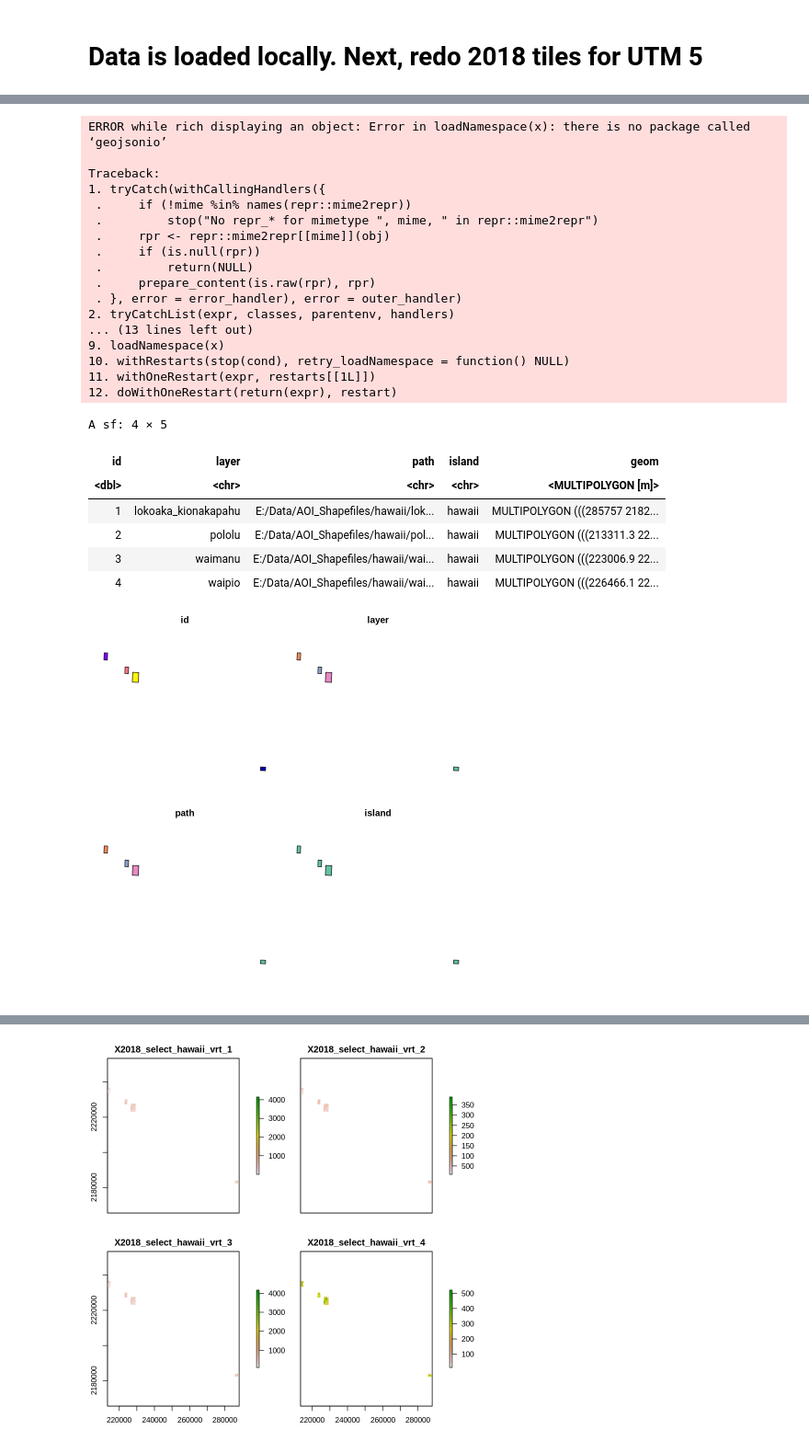
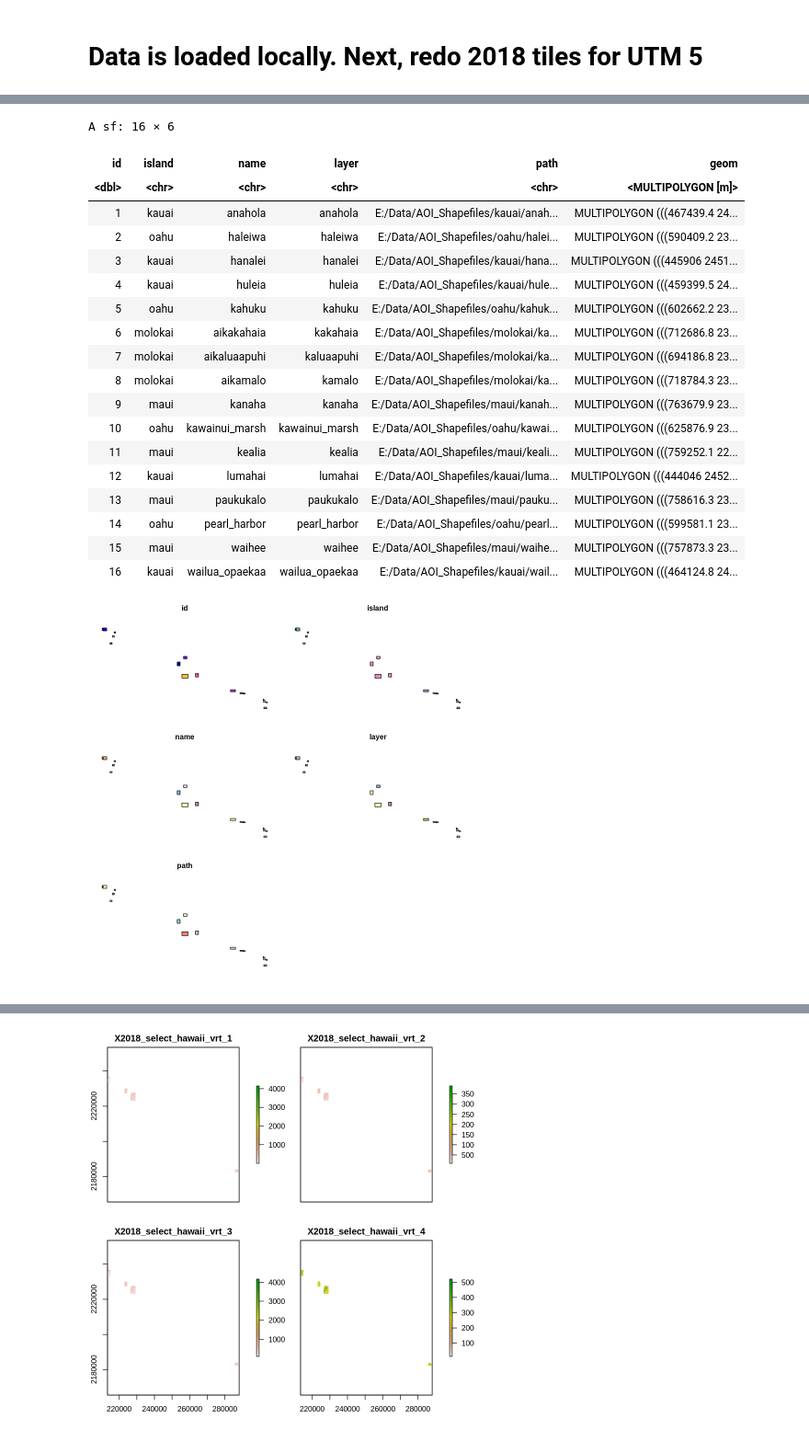
Before and after one commit to MadmanMarble/Planet_U-NET, a Jupyter notebook: Planet_image_stacking_032024.ipynb, the cells around one changed output, grey strips where cells are left out. Shown at 92% size. Cells and saved outputs as stored; diff of their text form; code cells hidden in the pictures.

```diff
--- a/Planet_image_stacking_032024.ipynb
+++ b/Planet_image_stacking_032024.ipynb
@@ -499,0 +580,8 @@ A sf: 4 × 4
+# %%
+aoi_utm4_dt <-as.data.table(aoi_utm4)
+aoi_utm4_dt[,island:= path %>% substr(24,100) %>% gsub('.shp','',.) %>% gsub(layer,'',.) %>% gsub('/','',.),by=1:nrow(aoi_utm4_dt)]
+aoi_utm4_dt[,name:= path %>% substr(29,100) %>% gsub('.shp','',.) %>% gsub('/','',.),by=1:nrow(aoi_utm4_dt)]
+aoi_utm4_dt[layer =="lumahai", id := 1]
+aoi_utm4_dt[, lumahai := NULL]
+aoi_utm4_dt[id == "1", id := 1:16]
+aoi_utm4 <- aoi_utm4_dt %>% st_as_sf
@@ -507,0 +640,4 @@ aoi_utm5 <- aoi_utm5_dt %>% st_as_sf
+# %%
+aoi_utm4
+aoi_utm4 %>% plot
+# %% [output]
@@ -508,29 +661,23 @@ aoi_utm5 <- aoi_utm5_dt %>% st_as_sf
+A sf: 16 × 6
+| id | island | name | layer | path | geom |
+| <dbl> | <chr> | <chr> | <chr> | <chr> | <MULTIPOLYGON [m]> |
+| 1 | kauai | anahola | anahola | E:/Data/AOI_Shapefiles/kauai/anah... | MULTIPOLYGON (((467439.4 24... |
+| 2 | oahu | haleiwa | haleiwa | E:/Data/AOI_Shapefiles/oahu/halei... | MULTIPOLYGON (((590409.2 23... |
+| 3 | kauai | hanalei | hanalei | E:/Data/AOI_Shapefiles/kauai/hana... | MULTIPOLYGON (((445906 2451... |
+| 4 | kauai | huleia | huleia | E:/Data/AOI_Shapefiles/kauai/hule... | MULTIPOLYGON (((459399.5 24... |
+| 5 | oahu | kahuku | kahuku | E:/Data/AOI_Shapefiles/oahu/kahuk... | MULTIPOLYGON (((602662.2 23... |
+| 6 | molokai | aikakahaia | kakahaia | E:/Data/AOI_Shapefiles/molokai/ka... | MULTIPOLYGON (((712686.8 23... |
+| 7 | molokai | aikaluaapuhi | kaluaapuhi | E:/Data/AOI_Shapefiles/molokai/ka... | MULTIPOLYGON (((694186.8 23... |
+| 8 | molokai | aikamalo | kamalo | E:/Data/AOI_Shapefiles/molokai/ka... | MULTIPOLYGON (((718784.3 23... |
+| 9 | maui | kanaha | kanaha | E:/Data/AOI_Shapefiles/maui/kanah... | MULTIPOLYGON (((763679.9 23... |
+| 10 | oahu | kawainui_marsh | kawainui_marsh | E:/Data/AOI_Shapefiles/oahu/kawai... | MULTIPOLYGON (((625876.9 23... |
+| 11 | maui | kealia | kealia | E:/Data/AOI_Shapefiles/maui/keali... | MULTIPOLYGON (((759252.1 22... |
+| 12 | kauai | lumahai | lumahai | E:/Data/AOI_Shapefiles/kauai/luma... | MULTIPOLYGON (((444046 2452... |
+| 13 | maui | paukukalo | paukukalo | E:/Data/AOI_Shapefiles/maui/pauku... | MULTIPOLYGON (((758616.3 23... |
+| 14 | oahu | pearl_harbor | pearl_harbor | E:/Data/AOI_Shapefiles/oahu/pearl... | MULTIPOLYGON (((599581.1 23... |
+| 15 | maui | waihee | waihee | E:/Data/AOI_Shapefiles/maui/waihe... | MULTIPOLYGON (((757873.3 23... |
+| 16 | kauai | wailua_opaekaa | wailua_opaekaa | E:/Data/AOI_Shapefiles/kauai/wail... | MULTIPOLYGON (((464124.8 24... |
+[figure, added]
 # %%
-aoi_utm5
-aoi_utm5 %>% plot
+# aoi_utm5
+# aoi_utm5 %>% plot
-# %% [output]
-ERROR while rich displaying an object: Error in loadNamespace(x): there is no package called ‘geojsonio’
-
-Traceback:
-1. tryCatch(withCallingHandlers({
- .     if (!mime %in% names(repr::mime2repr))
- .         stop("No repr_* for mimetype ", mime, " in repr::mime2repr")
- .     rpr <- repr::mime2repr[[mime]](obj)
- .     if (is.null(rpr))
- .         return(NULL)
- .     prepare_content(is.raw(rpr), rpr)
- . }, error = error_handler), error = outer_handler)
-2. tryCatchList(expr, classes, parentenv, handlers)
-... (13 lines left out)
-9. loadNamespace(x)
-10. withRestarts(stop(cond), retry_loadNamespace = function() NULL)
-11. withOneRestart(expr, restarts[[1L]])
-12. doWithOneRestart(return(expr), restart)
-A sf: 4 × 5
-| id | layer | path | island | geom |
-| <dbl> | <chr> | <chr> | <chr> | <MULTIPOLYGON [m]> |
-| 1 | lokoaka_kionakapahu | E:/Data/AOI_Shapefiles/hawaii/lok... | hawaii | MULTIPOLYGON (((285757 2182... |
-| 2 | pololu | E:/Data/AOI_Shapefiles/hawaii/pol... | hawaii | MULTIPOLYGON (((213311.3 22... |
-| 3 | waimanu | E:/Data/AOI_Shapefiles/hawaii/wai... | hawaii | MULTIPOLYGON (((223006.9 22... |
-| 4 | waipio | E:/Data/AOI_Shapefiles/hawaii/wai... | hawaii | MULTIPOLYGON (((226466.1 22... |
-[figure, removed]
```
Also changed, not shown: parts of 38 cells of this notebook.
